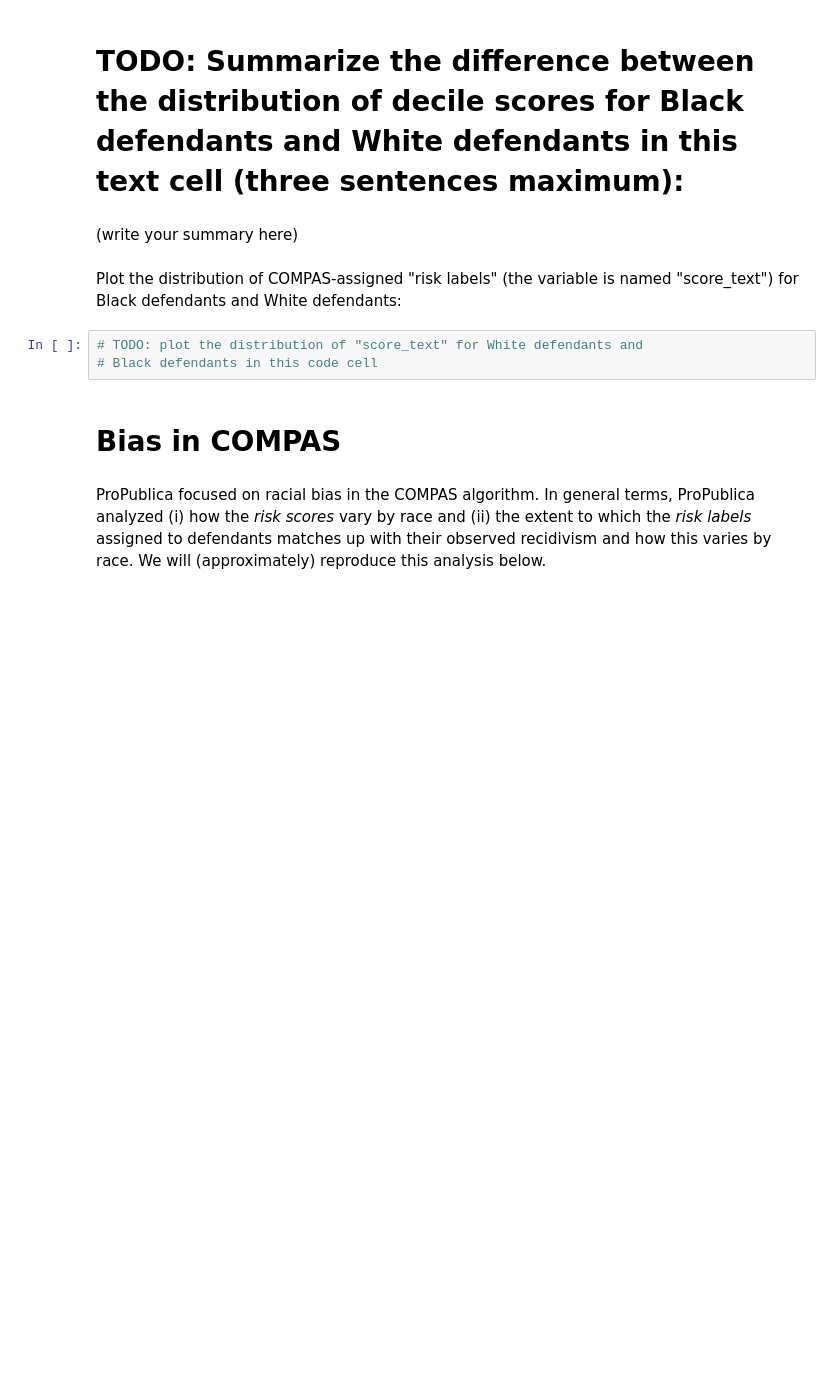
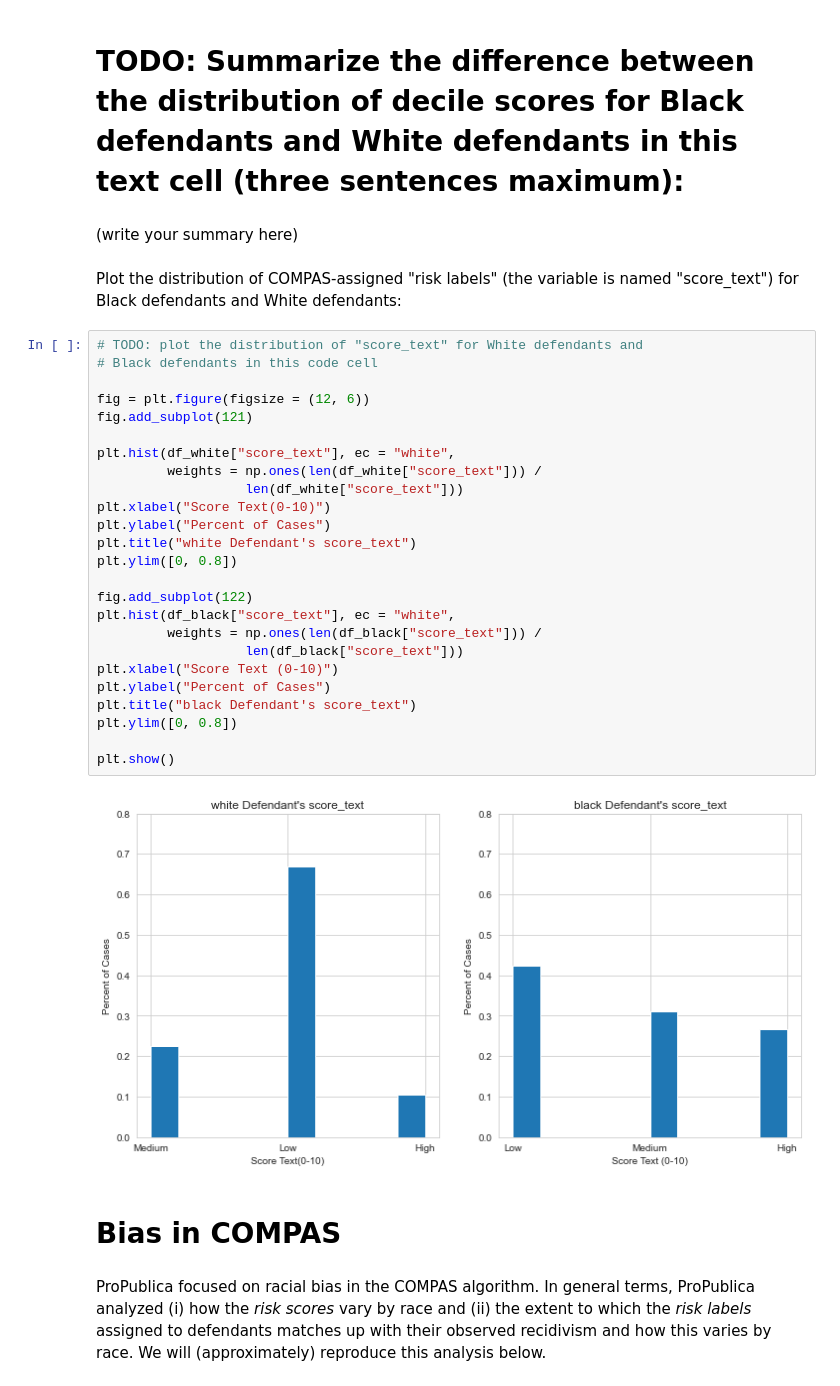
Before and after one commit to yihaozhong/Data_Fairness_Project, a Jupyter notebook: lab_1_student.ipynb, the cells around one changed output. Drawn from its saved outputs; the diff is of its cells as text; blank space fills up the shorter version.

```diff
--- a/lab_1_student.ipynb
+++ b/lab_1_student.ipynb
@@ -210,9 +303,33 @@ What about race? Repeat the above plots for Black defendants and White defendant
 (write your summary here)
 # %% [markdown]
 Plot the distribution of COMPAS-assigned "risk labels" (the variable is named "score_text") for Black defendants and White defendants:
-# %%
-# TODO: plot the distribution of "score_text" for White defendants and
-# Black defendants in this code cell
+# %%
+# TODO: plot the distribution of "score_text" for White defendants and
+# Black defendants in this code cell
+
+fig = plt.figure(figsize = (12, 6))
+fig.add_subplot(121)
+
+plt.hist(df_white["score_text"], ec = "white",
+         weights = np.ones(len(df_white["score_text"])) /
+                   len(df_white["score_text"]))
+plt.xlabel("Score Text(0-10)")
+plt.ylabel("Percent of Cases")
+plt.title("white Defendant's score_text")
+plt.ylim([0, 0.8])
+
+fig.add_subplot(122)
+plt.hist(df_black["score_text"], ec = "white",
+         weights = np.ones(len(df_black["score_text"])) /
+                   len(df_black["score_text"]))
+plt.xlabel("Score Text (0-10)")
+plt.ylabel("Percent of Cases")
+plt.title("black Defendant's score_text")
+plt.ylim([0, 0.8])
+
+plt.show()
+# %% [output]
+[figure, added]
 # %% [markdown]
 # Bias in COMPAS
 # %% [markdown]
```
Also changed, not shown: parts of 17 cells of this notebook.
